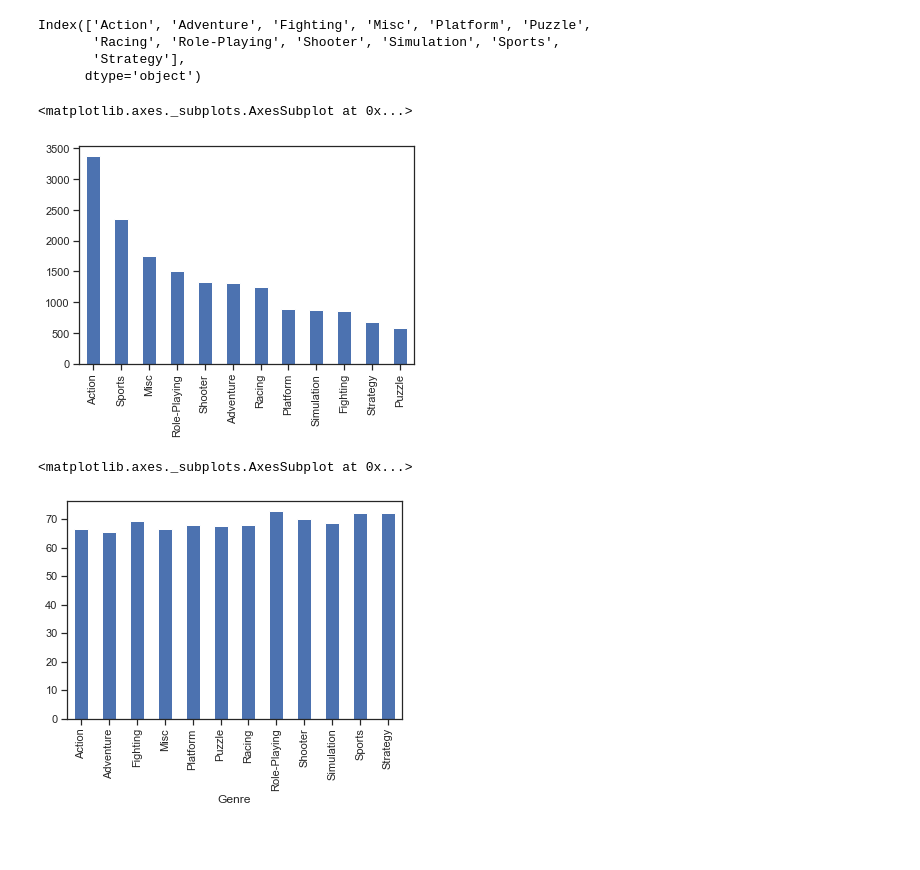
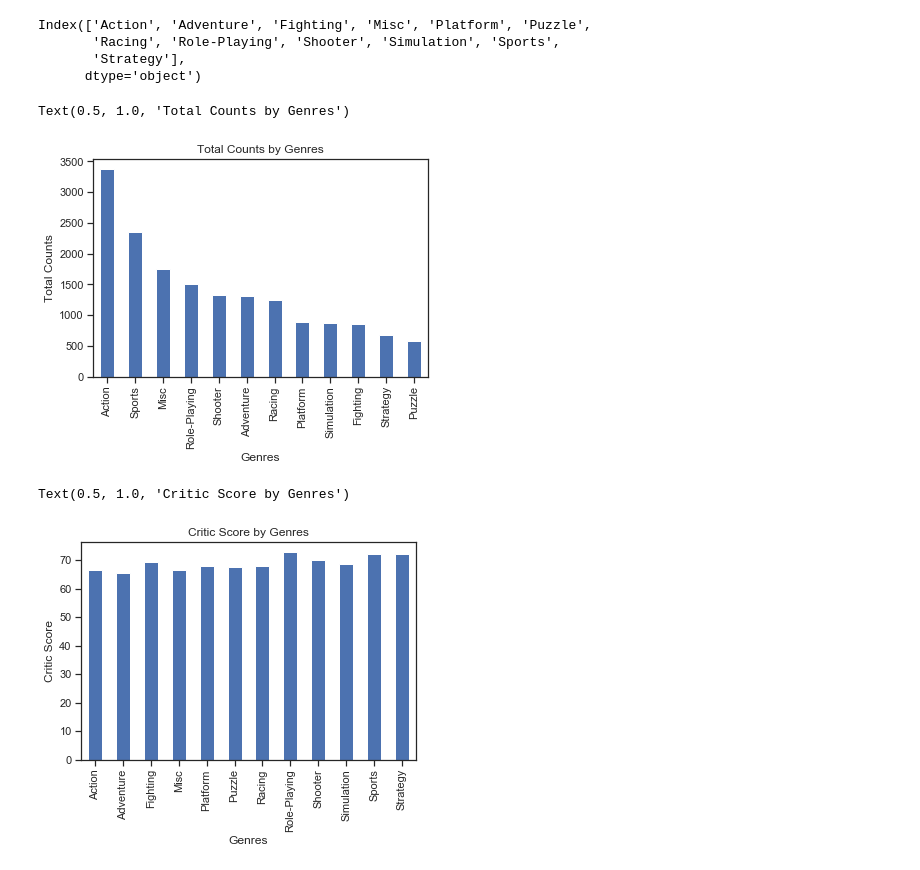
Before and after one commit to Noixas/DataMadness-2020-Video-Games-Sales-2019, a Jupyter notebook: datamadness_cleaned.ipynb, the cells around one changed output. Saved outputs shown, nothing was run; the diff lists cells and outputs as text; code cells hidden in the pictures; blank space fills up the shorter version.

Commit message:
Axis and titles added

```diff
--- a/datamadness_cleaned.ipynb
+++ b/datamadness_cleaned.ipynb
@@ -102,16 +113,22 @@ Index(['Action', 'Adventure', 'Fighting', 'Misc', 'Platform', 'Puzzle',
       dtype='object')
 # %%
 df['Genre'].value_counts().plot(kind='bar')
+plt.xlabel("Genres");
+plt.ylabel('Total Counts')
+plt.title('Total Counts by Genres')
 # %% [output]
-<matplotlib.axes._subplots.AxesSubplot at 0x...>
+Text(0.5, 1.0, 'Total Counts by Genres')
-[figure, old version]
+[figure, new version]
 # %%
 df.groupby('Genre')['Critic_Score'].mean().plot(kind='bar')
+plt.xlabel("Genres");
+plt.ylabel('Critic Score')
+plt.title('Critic Score by Genres')
 #plot by score
 #in terms of rating from critic and users there is not that much of a difference
 #role playing games has slightly hier ratings from both critics and users;
 # %% [output]
-<matplotlib.axes._subplots.AxesSubplot at 0x...>
+Text(0.5, 1.0, 'Critic Score by Genres')
-[figure, old version]
+[figure, new version]
 # %%
 df.groupby('Genre')['User_Score'].mean().plot(kind='bar')
```
Also changed, not shown: parts of 16 cells of this notebook.
